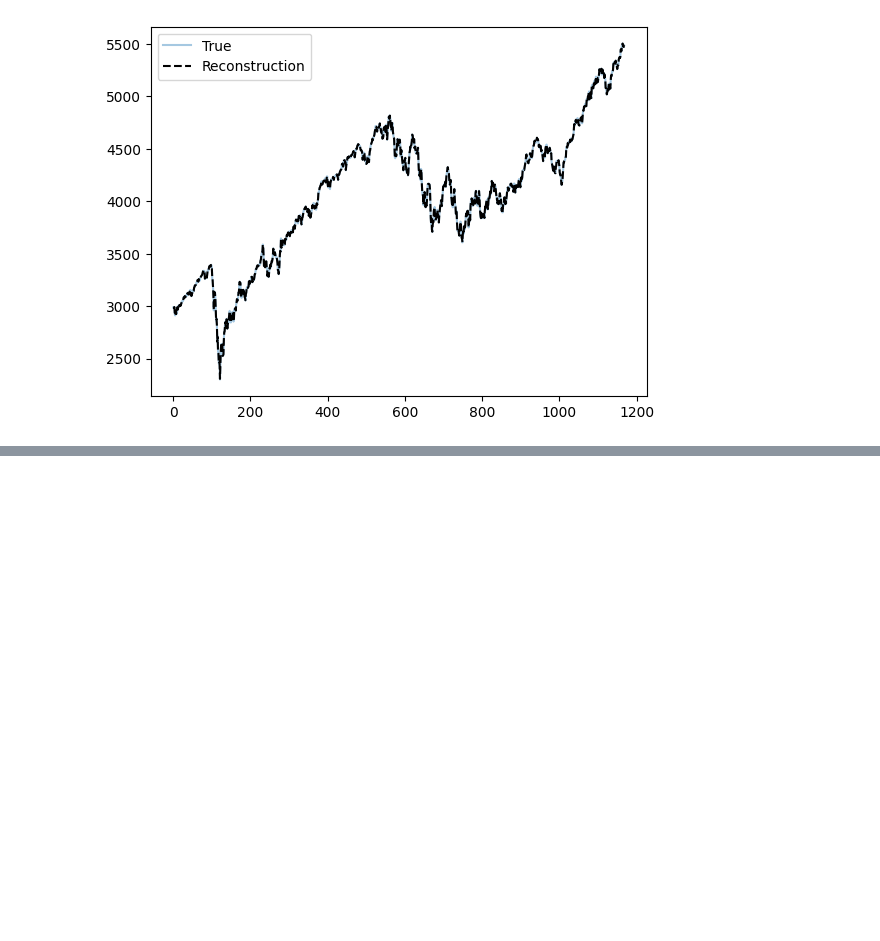
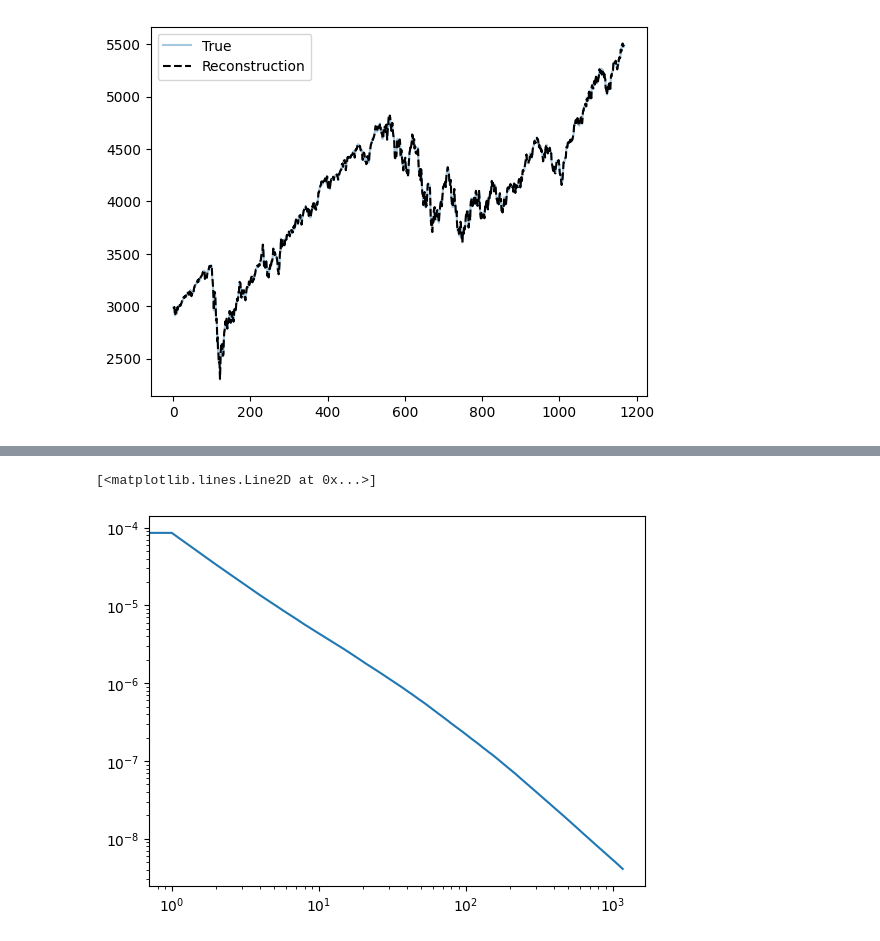
Before and after one commit to cklyne/signals_01, a Jupyter notebook: model01.ipynb, the cells around one changed output, grey strips where cells are left out. Drawn from its saved outputs; the diff is of its cells as text; code cells hidden in the pictures; blank space fills up the shorter version.

```diff
--- a/model01.ipynb
+++ b/model01.ipynb
@@ -576,0 +273,6 @@ plt.show()
+# %%
+nus = signal.cf.target_grids[0].harmonic_grid.mode_lengths
+plt.loglog(nus,cfm.power_spectrum(samples[0]))
+# %% [output]
+[<matplotlib.lines.Line2D at 0x...>]
+[figure, added]
```
Also changed, not shown: parts of 23 cells of this notebook, 2 other files.
